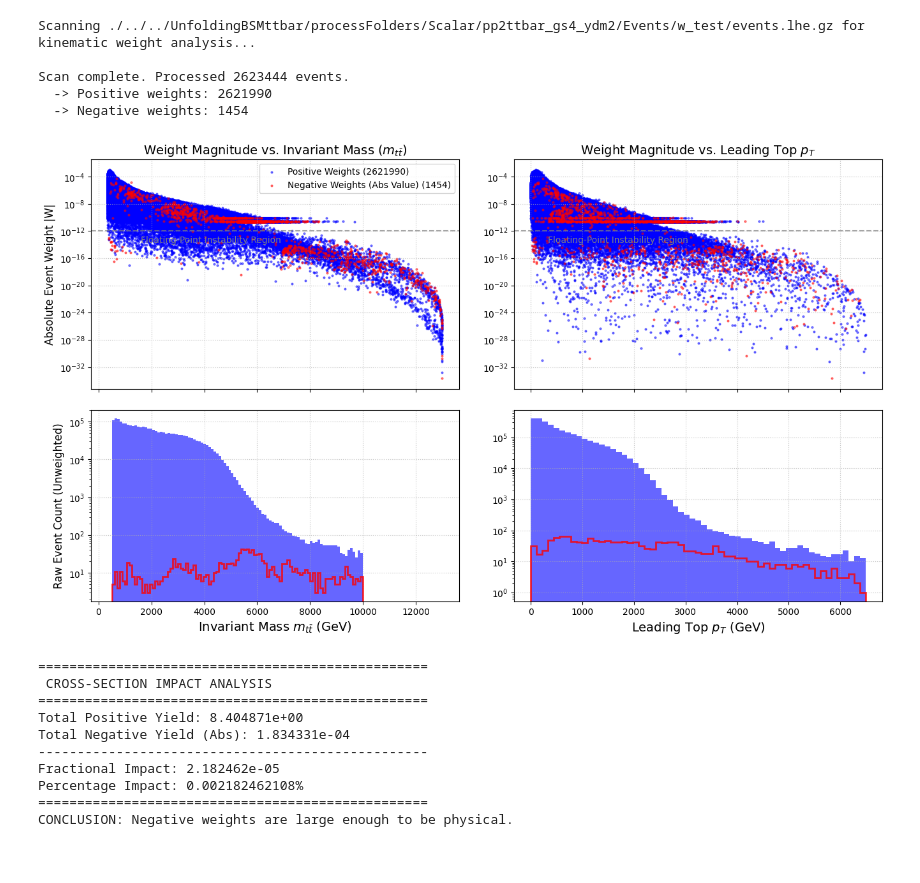
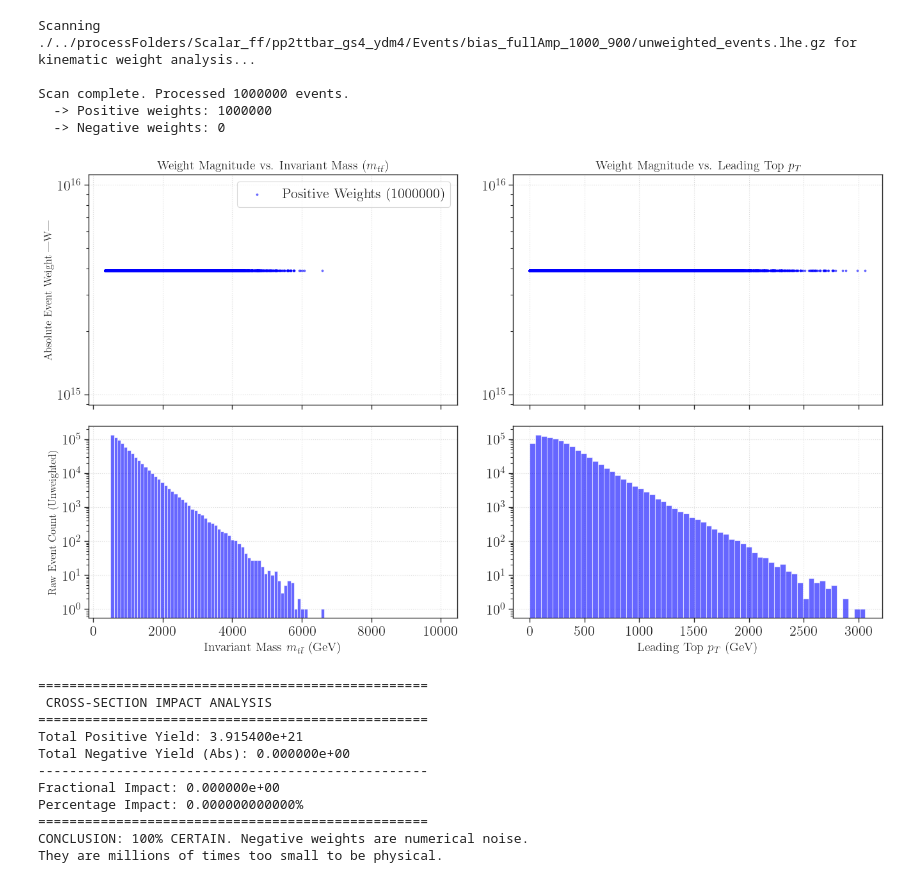
Before and after one commit to viniciusrocca/EFT_ToyModel, a Jupyter notebook: Plots/Negative_weights_analysis.ipynb, the cells around one changed output. Saved outputs shown, nothing was run; the diff lists cells and outputs as text; code cells hidden in the pictures.

Commit message:
Negative weight analysis

```diff
--- a/Plots/Negative_weights_analysis.ipynb
+++ b/Plots/Negative_weights_analysis.ipynb
@@ -559,8 +1352,8 @@ def plot_weight_diagnostics(mtt_pos, pt_pos, w_pos, mtt_neg, pt_neg, w_neg):
     ax_mag_mtt.set_yscale('log')
     ax_mag_mtt.grid(True, linestyle=':', alpha=0.7)
     ax_mag_mtt.legend(loc='upper right')
-    ax_mag_mtt.axhline(1e-12, color='gray', linestyle='--', alpha=0.7)
-    ax_mag_mtt.text(1600, 2e-14, 'Floating-Point Instability Region', color='gray', fontsize=10)
+    #ax_mag_mtt.axhline(1e-12, color='gray', linestyle='--', alpha=0.7)
+    #ax_mag_mtt.text(1600, 2e-14, 'Floating-Point Instability Region', color='gray', fontsize=10)
 
     # Phase Space Histogram
     mtt_bins = np.linspace(500, 10000, 100)
@@ -584,8 +1377,8 @@ def plot_weight_diagnostics(mtt_pos, pt_pos, w_pos, mtt_neg, pt_neg, w_neg):
     ax_mag_pt.set_title(r"Weight Magnitude vs. Leading Top $p_T$", fontsize=14)
     ax_mag_pt.set_yscale('log')
     ax_mag_pt.grid(True, linestyle=':', alpha=0.7)
-    ax_mag_pt.axhline(1e-12, color='gray', linestyle='--', alpha=0.7)
-    ax_mag_pt.text(max(pt_pos)*0.05, 2e-14, 'Floating-Point Instability Region', color='gray', fontsize=10)
+    #ax_mag_pt.axhline(1e-12, color='gray', linestyle='--', alpha=0.7)
+    #ax_mag_pt.text(max(pt_pos)*0.05, 2e-14, 'Floating-Point Instability Region', color='gray', fontsize=10)
 
     # Phase Space Histogram
     # Dynamically scale the p_T bins based on the data range
@@ -610,6 +1403,7 @@ def plot_weight_diagnostics(mtt_pos, pt_pos, w_pos, mtt_neg, pt_neg, w_neg):
 file_path = './../../UnfoldingBSMttbar/processFolders/VLF/pp2ttbar_gs4_ydm2/Events/bias_best_fit_1300_1200/events.lhe.gz'
 file_path = './../../UnfoldingBSMttbar/processFolders/Scalar/pp2ttbar_gs4_ydm2/Events/bias_best_fit_1000_900/events.lhe.gz'
 file_path = './../../UnfoldingBSMttbar/processFolders/Scalar/pp2ttbar_gs4_ydm2/Events/w_test/events.lhe.gz'
+file_path = './../processFolders/Scalar_ff/pp2ttbar_gs4_ydm4/Events/bias_fullAmp_1000_900/unweighted_events.lhe.gz'
 
 # Run parser
 mtt_pos, pt_pos, w_pos, mtt_neg, pt_neg, w_neg = analyze_lhe_weights(file_path, max_events=None)
@@ -617,48 +1411,49 @@ mtt_pos, pt_pos, w_pos, mtt_neg, pt_neg, w_neg = analyze_lhe_weights(file_path,
 # Plot diagnostics
 plot_weight_diagnostics(mtt_pos, pt_pos, w_pos, mtt_neg, pt_neg, w_neg)
 
 import numpy as np
 
 # Calculate total cross-section (sum of weights)
 yield_pos = np.sum(w_pos)
 yield_neg_abs = np.sum(np.abs(w_neg))
 
 # Calculate the fractional impact
 fractional_impact = yield_neg_abs / yield_pos
 percentage_impact = fractional_impact * 100
 
 print("==================================================")
 print(" CROSS-SECTION IMPACT ANALYSIS")
 print("==================================================")
 print(f"Total Positive Yield: {yield_pos:.6e}")
 print(f"Total Negative Yield (Abs): {yield_neg_abs:.6e}")
 print("--------------------------------------------------")
 print(f"Fractional Impact: {fractional_impact:.6e}")
 print(f"Percentage Impact: {percentage_impact:.12f}%")
 print("==================================================")
 
 if percentage_impact < 1e-5:
     print("CONCLUSION: 100% CERTAIN. Negative weights are numerical noise.")
     print("They are millions of times too small to be physical.")
 else:
     print("CONCLUSION: Negative weights are large enough to be physical.")
 # %% [output]
-Scanning ./../../UnfoldingBSMttbar/processFolders/Scalar/pp2ttbar_gs4_ydm2/Events/w_test/events.lhe.gz for kinematic weight analysis...
+Scanning ./../processFolders/Scalar_ff/pp2ttbar_gs4_ydm4/Events/bias_fullAmp_1000_900/unweighted_events.lhe.gz for kinematic weight analysis...
 
-Scan complete. Processed 2623444 events.
-  -> Positive weights: 2621990
-  -> Negative weights: 1454
+Scan complete. Processed 1000000 events.
+  -> Positive weights: 1000000
+  -> Negative weights: 0
-[figure, old version]
+[figure, new version]
 ==================================================
  CROSS-SECTION IMPACT ANALYSIS
 ==================================================
-Total Positive Yield: 8.404871e+00
-Total Negative Yield (Abs): 1.834331e-04
+Total Positive Yield: 3.915400e+21
+Total Negative Yield (Abs): 0.000000e+00
 --------------------------------------------------
-Fractional Impact: 2.182462e-05
-Percentage Impact: 0.002182462108%
+Fractional Impact: 0.000000e+00
+Percentage Impact: 0.000000000000%
 ==================================================
-CONCLUSION: Negative weights are large enough to be physical.
+CONCLUSION: 100% CERTAIN. Negative weights are numerical noise.
+They are millions of times too small to be physical.
 # %%
 import gzip
 import numpy as np
```
Also changed, not shown: parts of 10 cells of this notebook, 12 other files.
